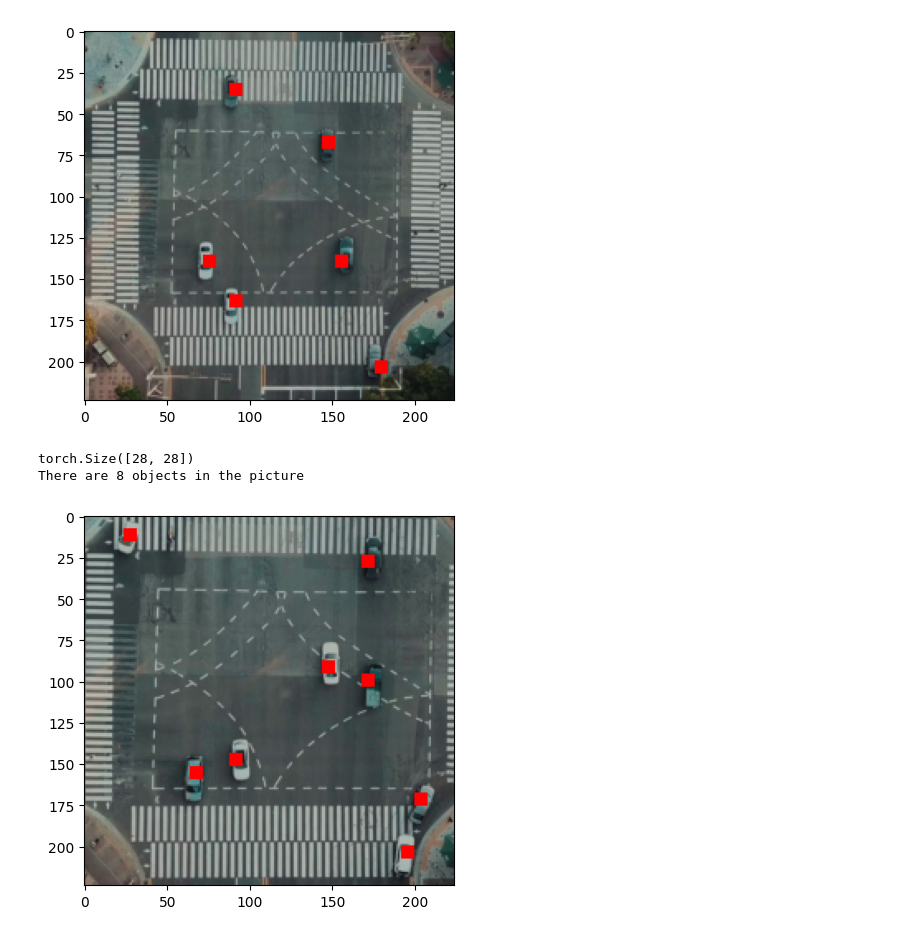
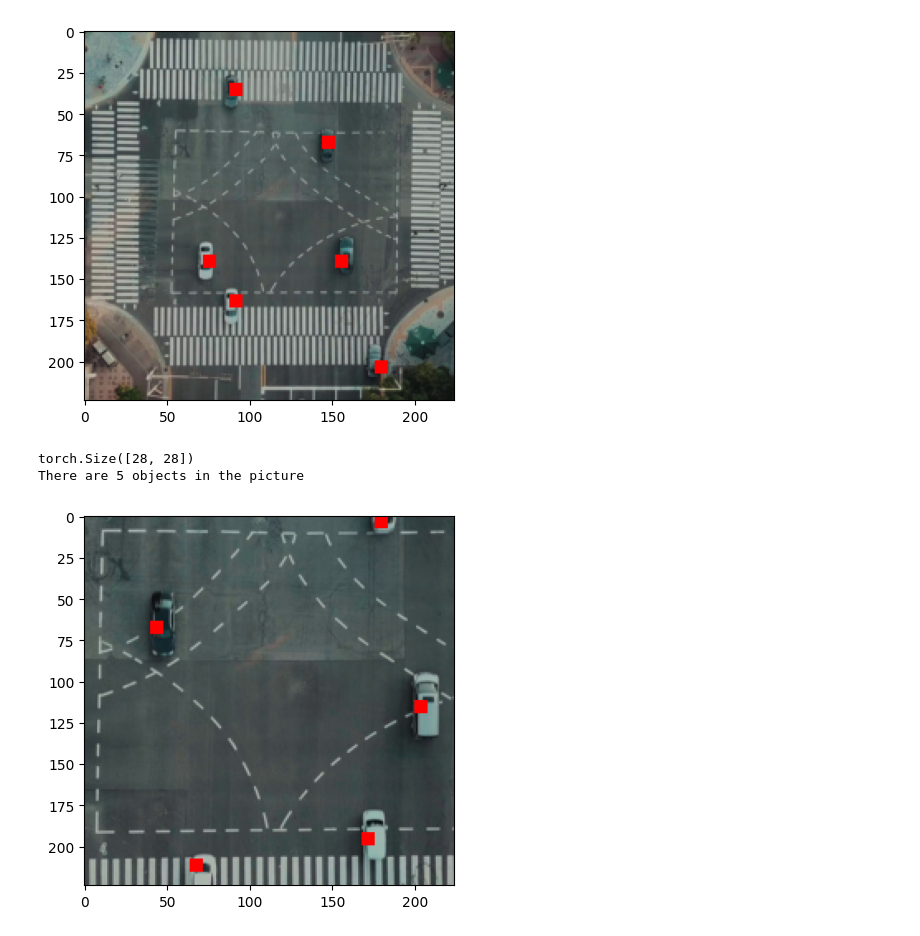
Before and after one commit to krzy3chu/FOMO, a Jupyter notebook: fomo.ipynb, the cells around one changed output. Cells and saved outputs as stored; diff of their text form; code cells hidden in the pictures.

Commit message:
Add softmax to squish output between 0 and 1

```diff
--- a/fomo.ipynb
+++ b/fomo.ipynb
@@ -185,6 +185,7 @@ def fomo_net(weights: None, number_of_classes: int) -> nn.Module:
 class FomoModule(pl.LightningModule):
     def __init__(self):
         super().__init__()
+        self.save_hyperparameters()
         self._network = fomo_net(
             weights=MobileNet_V2_Weights.DEFAULT,
             number_of_classes=NUMBER_OF_CLASSES,
@@ -296,12 +297,12 @@ def fomo_test(data_index, mask_index, threshold):
     with torch.no_grad():
         model.eval()
         mask_pred = model(image.unsqueeze(0).cuda())
-        mask_pred = torch.squeeze(mask_pred, 0)
+        mask_pred = nn.functional.softmax(torch.squeeze(mask_pred, 0))
         print(mask_pred[mask_index].shape)
         display_mask(mask_pred[mask_index].cpu(), image.cpu(), threshold=threshold)
 # %%
-fomo_test(data_index=11, mask_index=1, threshold=0.5)
+fomo_test(data_index=4, mask_index=1, threshold=0.5)
 # %% [output]
 torch.Size([28, 28])
-There are 8 objects in the picture
+There are 5 objects in the picture
-[figure, old version]
+[figure, new version]
```
Also changed, not shown: parts of 1 cell of this notebook.
